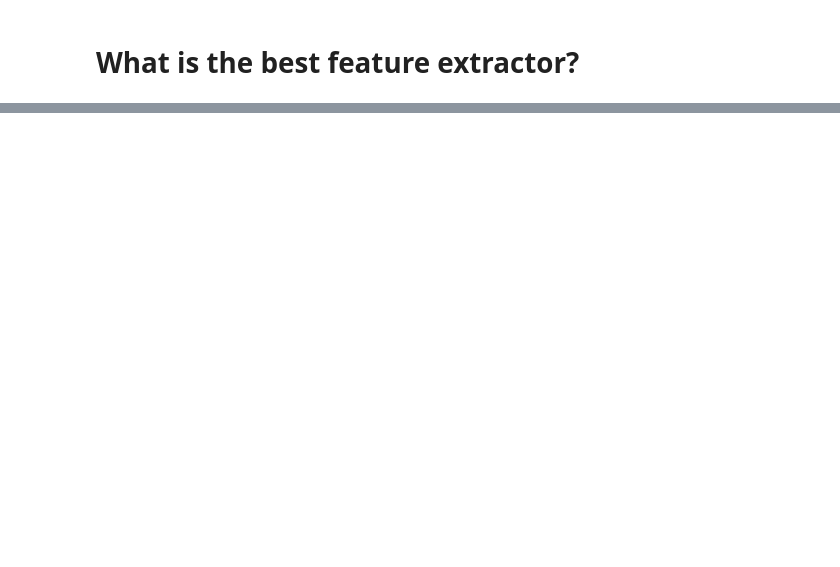
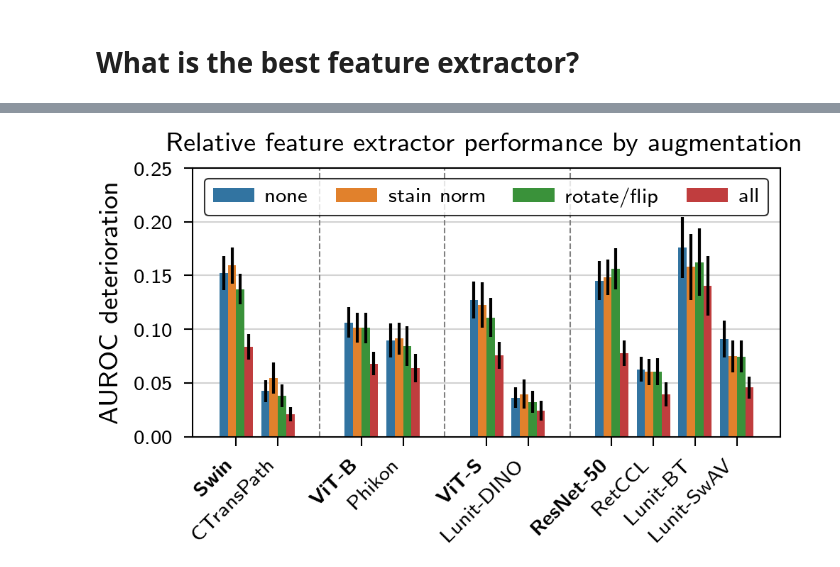
Before and after one commit to georg-wolflein/good-features, a Jupyter notebook: notebooks/collect_results.ipynb, the cells around one changed output, grey strips where cells are left out. Drawn from its saved outputs; the diff is of its cells as text; code cells hidden in the pictures; blank space fills up the shorter version.

```diff
--- a/notebooks/collect_results.ipynb
+++ b/notebooks/collect_results.ipynb
@@ -318,4 +208,4 @@ r
 # %%
 r = compute_overall_average(r)
-r = r.query("augmentations in ['none', 'Macenko_slidewise']")
+# r = r.query("augmentations in ['none', 'Macenko_slidewise']")
 print(results_to_latex(r))
@@ -321,0 +230,98 @@ print(results_to_latex(r))
+# %%
+q = r["average"].query("model == 'AttentionMIL' and augmentations != 'Macenko_patchwise'").droplevel("model")
+# q = compute_overall_average(d)["average"].query("model == 'AttentionMIL' and augmentations != 'Macenko_patchwise'").droplevel("model")
+
+import seaborn as sns
+import matplotlib.pyplot as plt
+from tueplots import axes, bundles, figsizes
+
+from histaug.utils.display import RENAME_AUGMENTATION_GROUPS, FEATURE_EXTRACTOR_GROUPS
+
+with plt.rc_context(
+    {
+        **axes.lines(),
+        **bundles.tmlr2023(family="sans-serif"),
+        **figsizes.cvpr2022_half(),
+        "figure.dpi": 300,
+    }
+):
+    RENAME_AUGMENTATION_GROUPS = {
+        "none": "none",
+        "Macenko_slidewise": "stain norm",
+        "simple_rotate": "rotate/flip",
+        "all": "all",
+    }
+
+    def format_feature_extractor(new_name: str):
+        if new_name in FEATURE_EXTRACTOR_GROUPS:
+            return f"\\textbf{{{new_name}}}"
+        return new_name
+
+    q["Augmentations"] = q.index.get_level_values("augmentations").map(RENAME_AUGMENTATION_GROUPS)
+    q["Feature extractor"] = (
+        q.index.get_level_values("feature_extractor").map(RENAME_FEATURE_EXTRACTORS).map(format_feature_extractor)
+    )
+
+    # bar plot
+    p = sns.barplot(
+        data=q.reset_index(),
+        x="Feature extractor",
+        y="mean",
+        hue="Augmentations",
+        hue_order=RENAME_AUGMENTATION_GROUPS.values(),
+        order=[
+            x
+            for y in [
+                [
+                    *([" " * i] if i != 0 else []),
+                    *[format_feature_extractor(RENAME_FEATURE_EXTRACTORS[extractor]) for extractor in extractors],
+                ]
+                for i, extractors in enumerate(FEATURE_EXTRACTOR_GROUPS.values())
+            ]
+            for x in y
+        ],
+    )
+
+    i = 0
+    xticks = []
+    for group in FEATURE_EXTRACTOR_GROUPS.values():
+        xticks.extend(range(i, i + len(group)))
+        if i != 0:
+            plt.axvline(x=i - 1, linestyle="--", color="grey", linewidth=0.5)
+        i += len(group) + 1
+
+    plt.xticks(xticks, rotation=45, ha="right")
+
+    # error bars using "std" column
+    for i, augmentation_group in enumerate(RENAME_AUGMENTATION_GROUPS):
+        a = q.query(f"augmentations == '{augmentation_group}'").droplevel("augmentations")
+        # order by feature extractor
+        a = a.reindex(RENAME_FEATURE_EXTRACTORS.keys())
+        plt.errorbar(
+            x=np.array(xticks) + (i / len(RENAME_AUGMENTATION_GROUPS)) * 0.8 - 0.3,
+            y=a["mean"],
+            yerr=a["std"],
+            fmt="none",
+            c="black",
+        )
+        # break
+
+    plt.xlabel("Feature extractor")
+    plt.ylabel("AUROC deterioration")
+    plt.xticks(rotation=45)
+    plt.legend(
+        title=None,
+        loc="upper center",
+        ncol=4,
+        columnspacing=1.3,
+        handletextpad=0.55,
+    )
+    plt.ylim(0, 0.25)
+
+    # light grey grid
+    plt.grid(axis="y", color="lightgrey")
+    plt.xlabel("")
+    plt.title("Relative feature extractor performance by augmentation")
+    plt.show()
+# %% [output]
+[figure, added]
```
Also changed, not shown: parts of 9 cells of this notebook, 24 other files.
